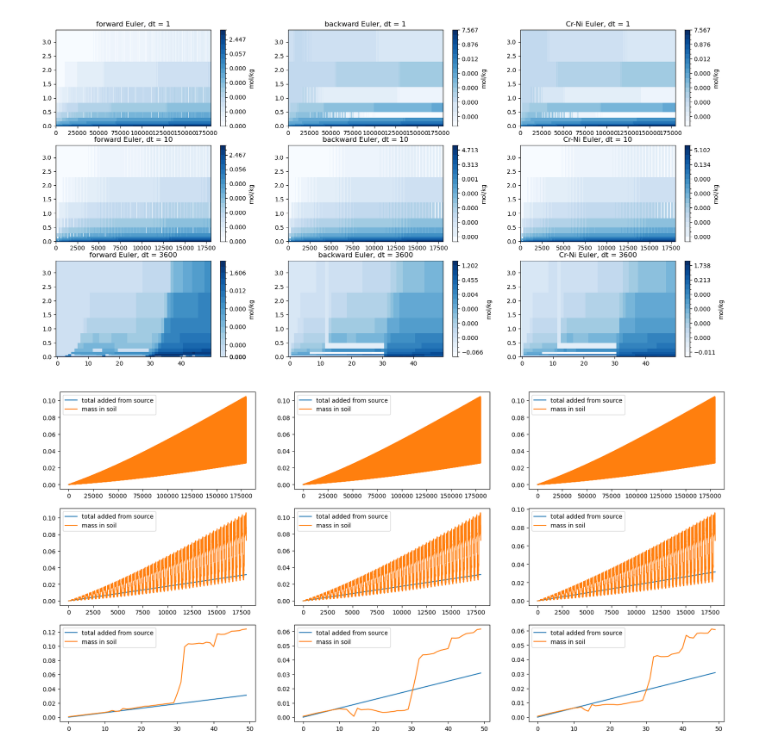
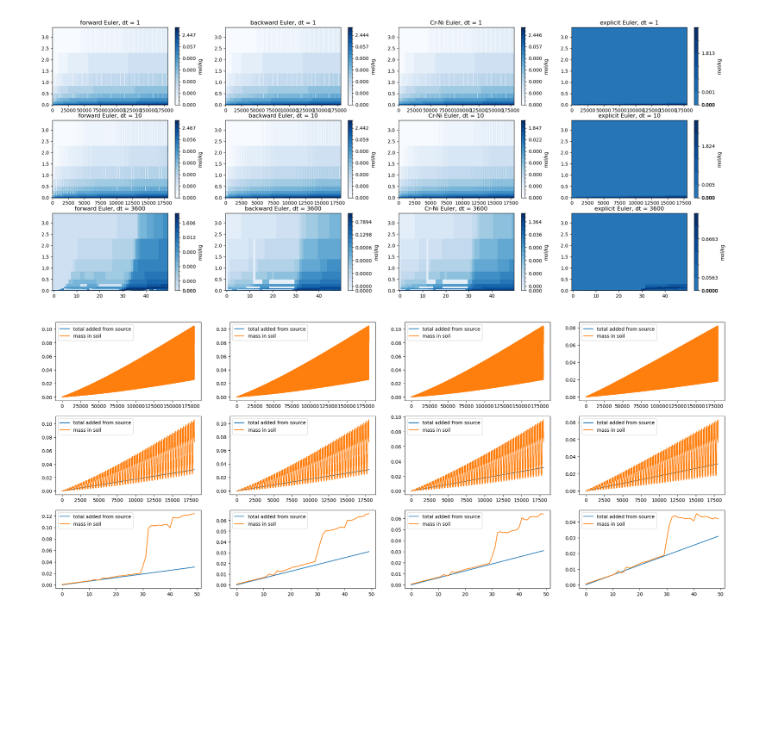
Before and after one commit to ypwong22/erw_scripts, a Jupyter notebook: test_advection/main2.ipynb, the cells around one changed output. Drawn from its saved outputs; the diff is of its cells as text; code cells hidden in the pictures; blank space fills up the shorter version.

```diff
--- a/test_advection/main2.ipynb
+++ b/test_advection/main2.ipynb
@@ -136,7 +185,7 @@ sourcesink[0] = 1e-5
 # %%
 # constant flow rate (m/s)
 # at 1e-10 the algorithm works well, at 1e-4 it is terrible
-q_int = np.ones(nlevsoi+1) * 1e-10
+q_int = np.ones(nlevsoi+1) * 1e-4
 
 # constant soil moisture
 h2osoi = np.ones(nlevsoi) * 0.4
@@ -144,7 +193,7 @@ h2osoi = np.ones(nlevsoi) * 0.4
 # size of time step
 length = 3600*50
 result_all = {}
-for dt, euler in tqdm(it.product([1, 10, 3600], ['forward','backward','Cr-Ni'])):
+for dt, euler in tqdm(it.product([1, 10, 3600], ['forward','backward','Cr-Ni','explicit'])):
         c_prev = c0
         result = np.full([length//dt, nlevsoi], np.nan)
         for t in range(length//dt):
@@ -154,8 +203,8 @@ for dt, euler in tqdm(it.product([1, 10, 3600], ['forward','backward','Cr-Ni']))
 
         result_all[(dt,euler)] = result
 
-fig, axes = plt.subplots(3, 3, figsize = (20, 10))
-for i,(dt,euler) in enumerate(it.product([1, 10, 3600], ['forward','backward','Cr-Ni'])):
+fig, axes = plt.subplots(3, 4, figsize = (25, 10))
+for i,(dt,euler) in enumerate(it.product([1, 10, 3600], ['forward','backward','Cr-Ni','explicit'])):
     ax = axes.flat[i]
     result = result_all[(dt,euler)]
     cf = ax.pcolormesh(np.arange(length//dt), zsoi, result.T,
@@ -167,14 +216,14 @@ plt.savefig('test_main2.png')
 
 # Add the diagnostis of how much source is added v.s. how much remains in the soil column
 # mol/kg * m3/m3 * dz, cumsum
-fig, axes = plt.subplots(3, 3, figsize = (20, 10))
-for i,(dt,euler) in enumerate(it.product([1, 10, 3600], ['forward','backward','Cr-Ni'])):
+fig, axes = plt.subplots(3, 4, figsize = (25, 10))
+for i,(dt,euler) in enumerate(it.product([1, 10, 3600], ['forward','backward','Cr-Ni','explicit'])):
     ax = axes.flat[i]
 
     result = result_all[(dt,euler)]
     tot_in = np.sum(result * h2osoi * dz, axis = 1)
 
-    total_added = np.arange(0, 3600*50, dt) * np.sum(sourcesink * dz * dt)
+    total_added = np.arange(0, length//dt) * np.sum(sourcesink * dz * dt)
 
     ax.plot(total_added)
     ax.plot(tot_in)
@@ -195,7 +244,7 @@ hr.close()
 length = 3600*50
 result_all = {}
 h2o_all = {}
-for dt, euler in tqdm(it.product([1, 10, 3600], ['forward','backward','Cr-Ni'])):
+for dt, euler in tqdm(it.product([1, 10, 3600], ['forward','backward','Cr-Ni','explicit'])):
         c_prev = c0
         result = np.full([length//dt, nlevsoi], np.nan)
         h2osoi_record = np.full([length//dt, nlevsoi], np.nan)
@@ -208,39 +257,39 @@ for dt, euler in tqdm(it.product([1, 10, 3600], ['forward','backward','Cr-Ni']))
                                   euler)
             c_prev = result[t, :]
 
             h2osoi_record[t, :] = h2osoi[np.mod(t, len(q_int)),:]
 
         result_all[(dt,euler)] = result
         h2o_all[(dt,euler)] = h2osoi_record
 
-fig, axes = plt.subplots(3, 3, figsize = (20, 10))
-for i,(dt,euler) in enumerate(it.product([1, 10, 3600], ['forward','backward','Cr-Ni'])):
+fig, axes = plt.subplots(3, 4, figsize = (25, 10))
+for i,(dt,euler) in enumerate(it.product([1, 10, 3600], ['forward','backward','Cr-Ni','explicit'])):
     ax = axes.flat[i]
     result = result_all[(dt,euler)]
     cf = ax.pcolormesh(np.arange(length//dt), zsoi, result.T,
                         norm = BoundaryNorm(np.percentile(result.reshape(-1), np.arange(0,101,5)),
                                             ncolors = 256), cmap = 'Blues')
     plt.colorbar(cf, ax = ax, label = 'mol/kg')
     ax.set_title(f'{euler} Euler, dt = {dt}')
 plt.savefig('test_main2_2.png')
 
 # Add the diagnostis of how much source is added v.s. how much remains in the soil column
 # mol/kg * m3/m3 * dz, cumsum
-fig, axes = plt.subplots(3, 3, figsize = (20, 10))
-for i,(dt,euler) in enumerate(it.product([1, 10, 3600], ['forward','backward','Cr-Ni'])):
+fig, axes = plt.subplots(3, 4, figsize = (25, 10))
+for i,(dt,euler) in enumerate(it.product([1, 10, 3600], ['forward','backward','Cr-Ni','explicit'])):
     ax = axes.flat[i]
 
     result = result_all[(dt,euler)]
     tot_in = np.sum(result * h2o_all[(dt,euler)] * dz, axis = 1)
 
     total_added = np.arange(0, len(tot_in)) * np.sum(sourcesink * dz * dt)
 
     ax.plot(total_added)
     ax.plot(tot_in)
     ax.legend(['total added from source', 'mass in soil'])
 # %% [output]
-[figure, old version]
+[figure, new version]
-[figure, old version]
+[figure, new version]
 # %%
 # non-cyclic, same forcing
 hr = xr.open_dataset(os.path.join(os.environ['E3SM_ROOT'], 'output',
```
Also changed, not shown: parts of 6 cells of this notebook.
